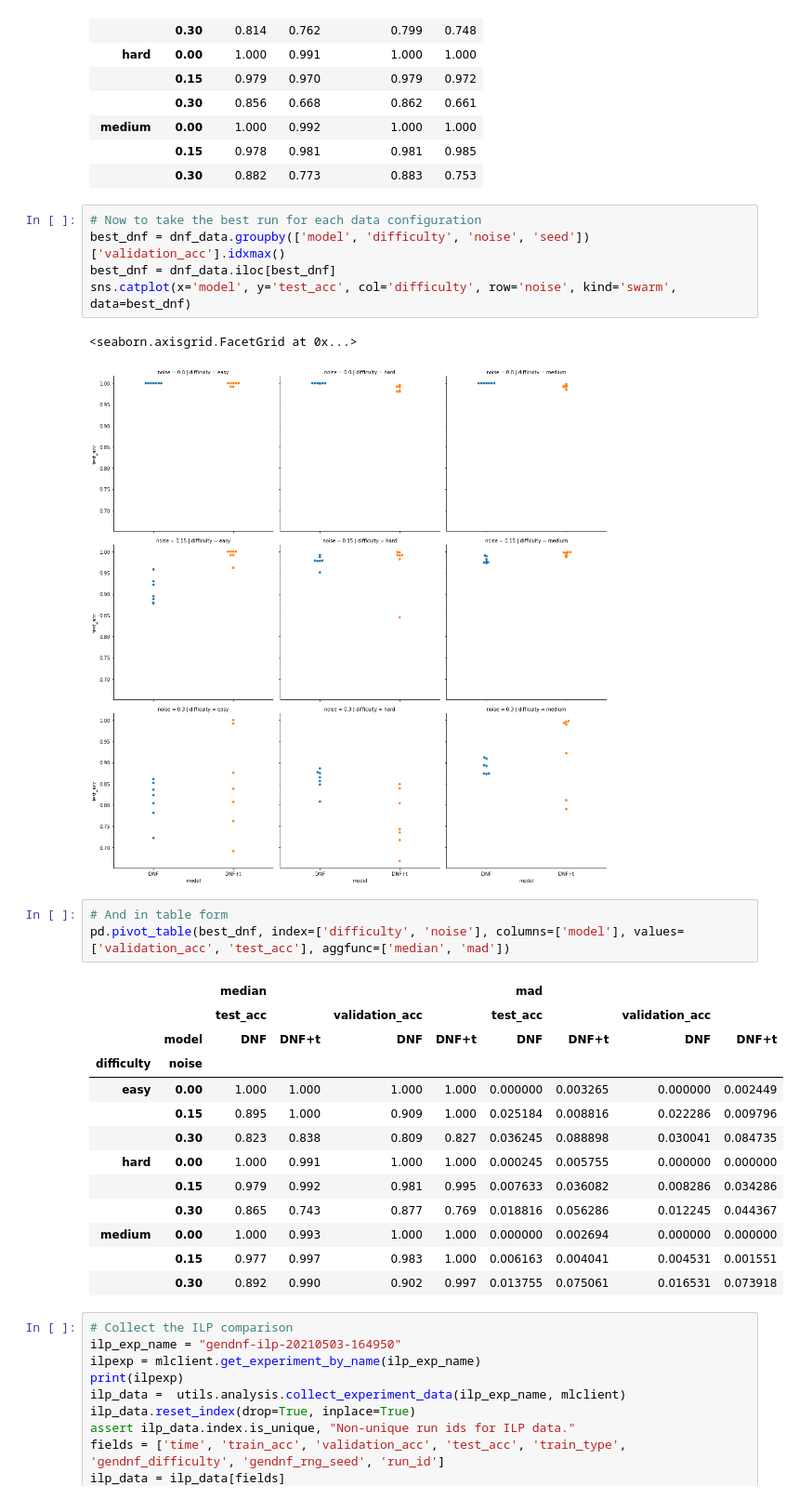
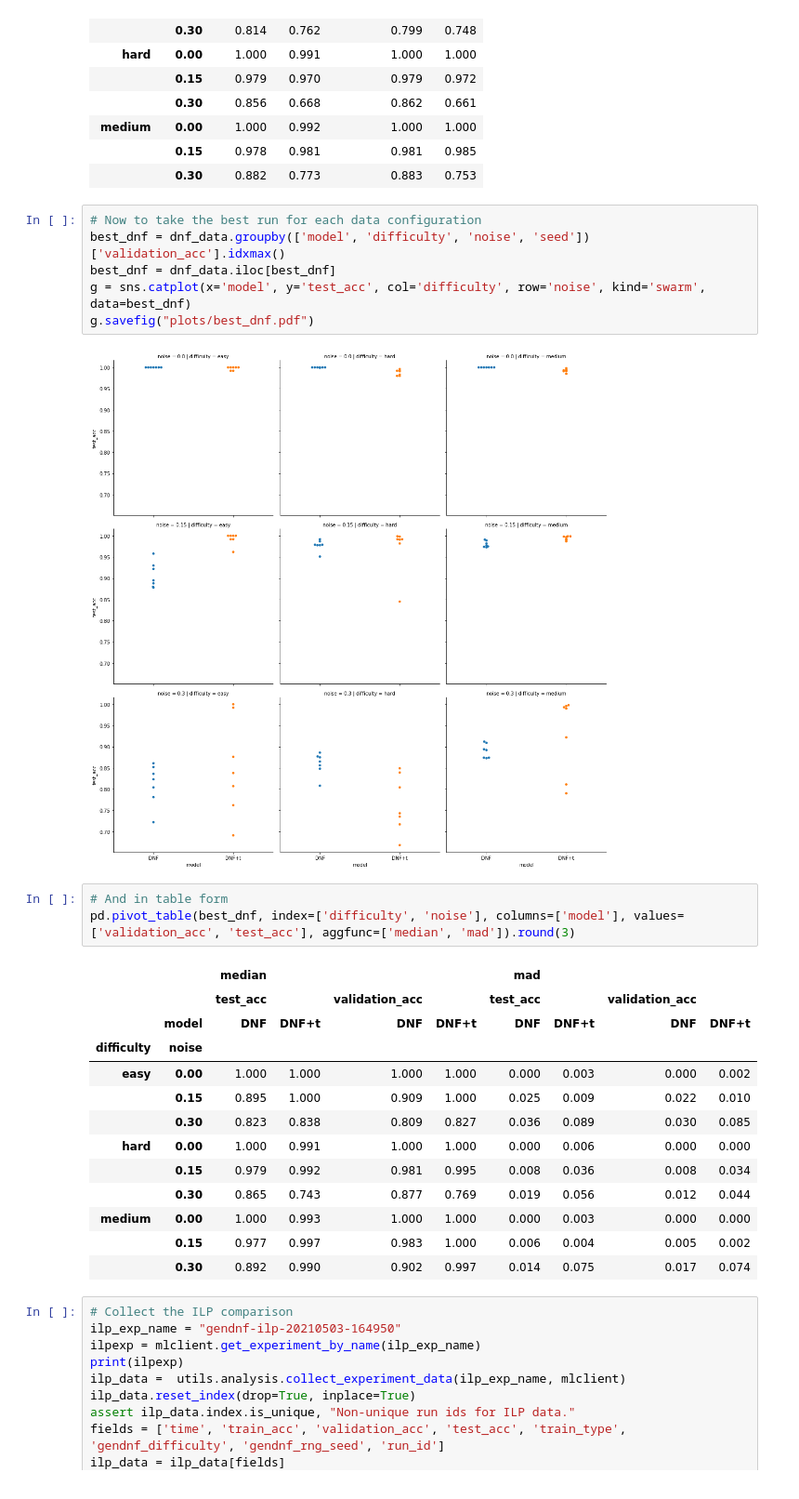
Before and after one commit to nuric/pix2rule, a Jupyter notebook: analyse_gendnf.ipynb, the cells around one changed output. Shown: that part at 93% size. Saved outputs shown, nothing was run; the diff lists cells and outputs as text.

```diff
--- a/analyse_gendnf.ipynb
+++ b/analyse_gendnf.ipynb
@@ -266,27 +266,27 @@ pd.pivot_table(dnf_data, index=['difficulty', 'noise'], columns=['model'], value
 # Now to take the best run for each data configuration
 best_dnf = dnf_data.groupby(['model', 'difficulty', 'noise', 'seed'])['validation_acc'].idxmax()
 best_dnf = dnf_data.iloc[best_dnf]
-sns.catplot(x='model', y='test_acc', col='difficulty', row='noise', kind='swarm', data=best_dnf)
+g = sns.catplot(x='model', y='test_acc', col='difficulty', row='noise', kind='swarm', data=best_dnf)
+g.savefig("plots/best_dnf.pdf")
 # %% [output]
-<seaborn.axisgrid.FacetGrid at 0x...>
 [figure]
 # %%
 # And in table form
-pd.pivot_table(best_dnf, index=['difficulty', 'noise'], columns=['model'], values=['validation_acc', 'test_acc'], aggfunc=['median', 'mad'])
+pd.pivot_table(best_dnf, index=['difficulty', 'noise'], columns=['model'], values=['validation_acc', 'test_acc'], aggfunc=['median', 'mad']).round(3)
 # %% [output]
 |  |  | median |  |  |  | mad |  |  |  |
 |  |  | test_acc |  | validation_acc |  | test_acc |  | validation_acc |  |
 |  | model | DNF | DNF+t | DNF | DNF+t | DNF | DNF+t | DNF | DNF+t |
 | difficulty | noise |  |  |  |  |  |  |  |  |
-| easy | 0.00 | 1.000 | 1.000 | 1.000 | 1.000 | 0.000000 | 0.003265 | 0.000000 | 0.002449 |
-|  | 0.15 | 0.895 | 1.000 | 0.909 | 1.000 | 0.025184 | 0.008816 | 0.022286 | 0.009796 |
-|  | 0.30 | 0.823 | 0.838 | 0.809 | 0.827 | 0.036245 | 0.088898 | 0.030041 | 0.084735 |
-| hard | 0.00 | 1.000 | 0.991 | 1.000 | 1.000 | 0.000245 | 0.005755 | 0.000000 | 0.000000 |
-|  | 0.15 | 0.979 | 0.992 | 0.981 | 0.995 | 0.007633 | 0.036082 | 0.008286 | 0.034286 |
-|  | 0.30 | 0.865 | 0.743 | 0.877 | 0.769 | 0.018816 | 0.056286 | 0.012245 | 0.044367 |
-| medium | 0.00 | 1.000 | 0.993 | 1.000 | 1.000 | 0.000000 | 0.002694 | 0.000000 | 0.000000 |
-|  | 0.15 | 0.977 | 0.997 | 0.983 | 1.000 | 0.006163 | 0.004041 | 0.004531 | 0.001551 |
-|  | 0.30 | 0.892 | 0.990 | 0.902 | 0.997 | 0.013755 | 0.075061 | 0.016531 | 0.073918 |
+| easy | 0.00 | 1.000 | 1.000 | 1.000 | 1.000 | 0.000 | 0.003 | 0.000 | 0.002 |
+|  | 0.15 | 0.895 | 1.000 | 0.909 | 1.000 | 0.025 | 0.009 | 0.022 | 0.010 |
+|  | 0.30 | 0.823 | 0.838 | 0.809 | 0.827 | 0.036 | 0.089 | 0.030 | 0.085 |
+| hard | 0.00 | 1.000 | 0.991 | 1.000 | 1.000 | 0.000 | 0.006 | 0.000 | 0.000 |
+|  | 0.15 | 0.979 | 0.992 | 0.981 | 0.995 | 0.008 | 0.036 | 0.008 | 0.034 |
+|  | 0.30 | 0.865 | 0.743 | 0.877 | 0.769 | 0.019 | 0.056 | 0.012 | 0.044 |
+| medium | 0.00 | 1.000 | 0.993 | 1.000 | 1.000 | 0.000 | 0.003 | 0.000 | 0.000 |
+|  | 0.15 | 0.977 | 0.997 | 0.983 | 1.000 | 0.006 | 0.004 | 0.005 | 0.002 |
+|  | 0.30 | 0.892 | 0.990 | 0.902 | 0.997 | 0.014 | 0.075 | 0.017 | 0.074 |
 # %%
 # Collect the ILP comparison
 ilp_exp_name = "gendnf-ilp-20210503-164950"
```
Also changed, not shown: parts of 4 cells of this notebook.
